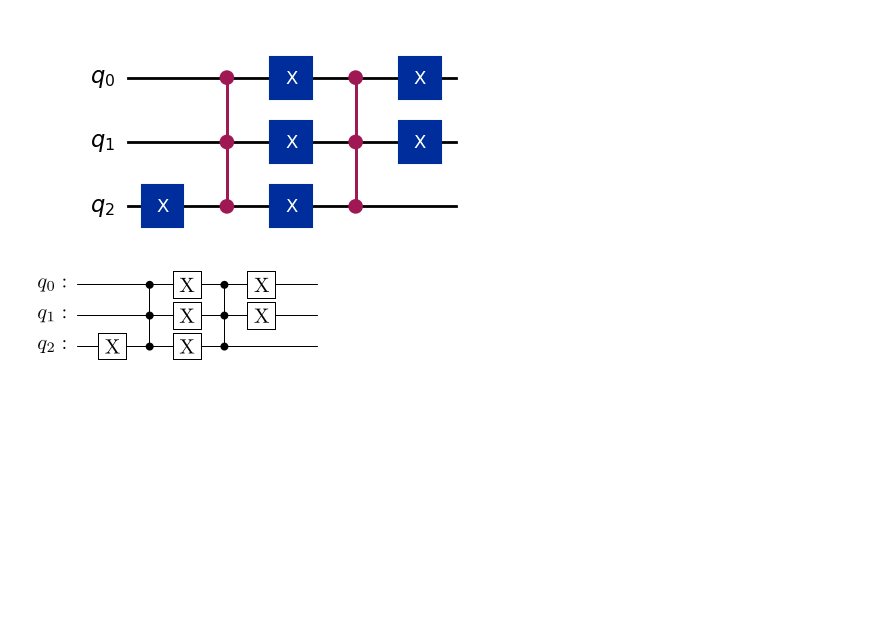
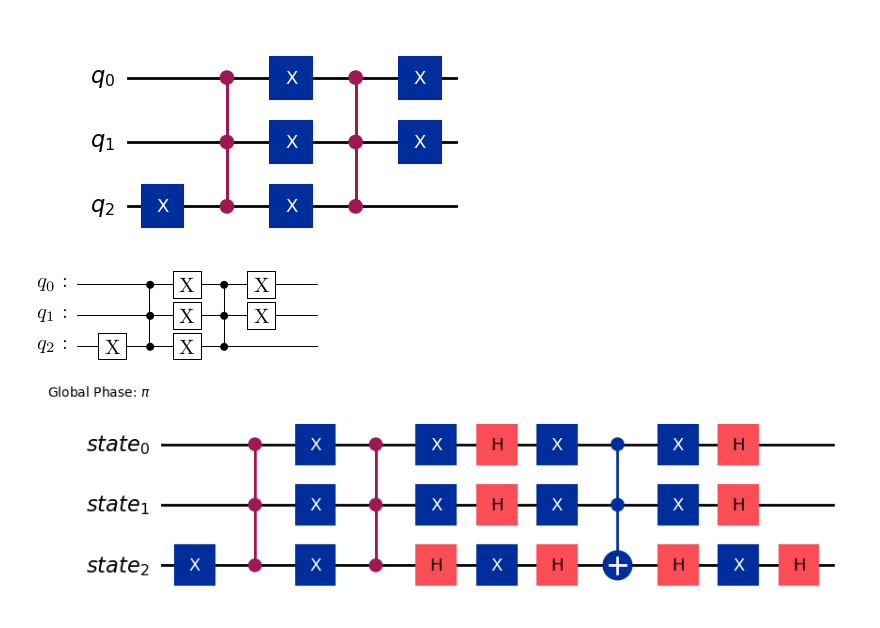
Before and after one commit to skingham/londonmet_ma7011, a Jupyter notebook: notebooks/assignment_grover_circuit.ipynb, the cells around one changed output. Saved outputs shown, nothing was run; the diff lists cells and outputs as text; code cells hidden in the pictures; blank space fills up the shorter version.

```diff
--- a/notebooks/assignment_grover_circuit.ipynb
+++ b/notebooks/assignment_grover_circuit.ipynb
@@ -63,3 +63,8 @@ oracle.draw(output="mpl", style="iqp")
 oracle.draw(output='latex', style='iqp')
 # %% [output]
 [figure]
+# %%
+grover_op = GroverOperator(oracle)
+grover_op.decompose().draw(output="mpl", style="iqp")
+# %% [output]
+[figure, added]
```
Also changed, not shown: parts of 13 cells of this notebook, 16 other files.
